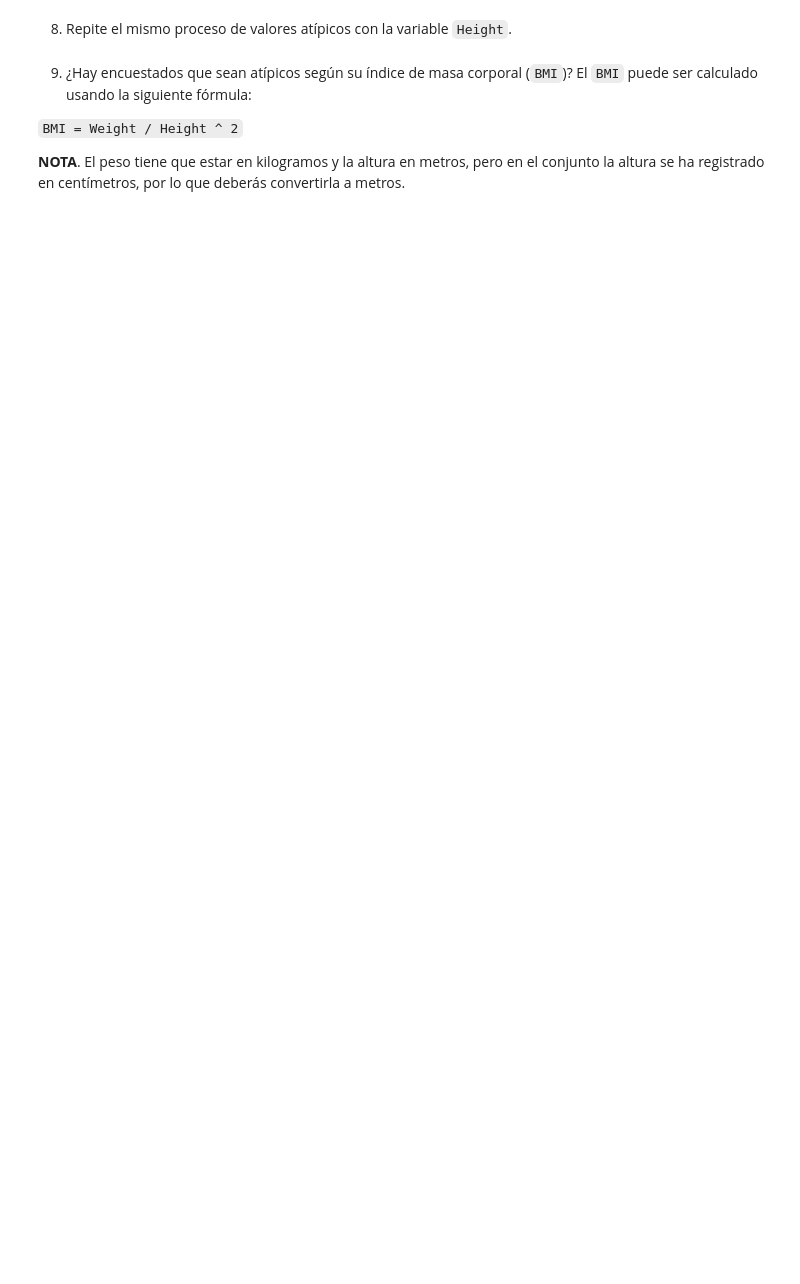
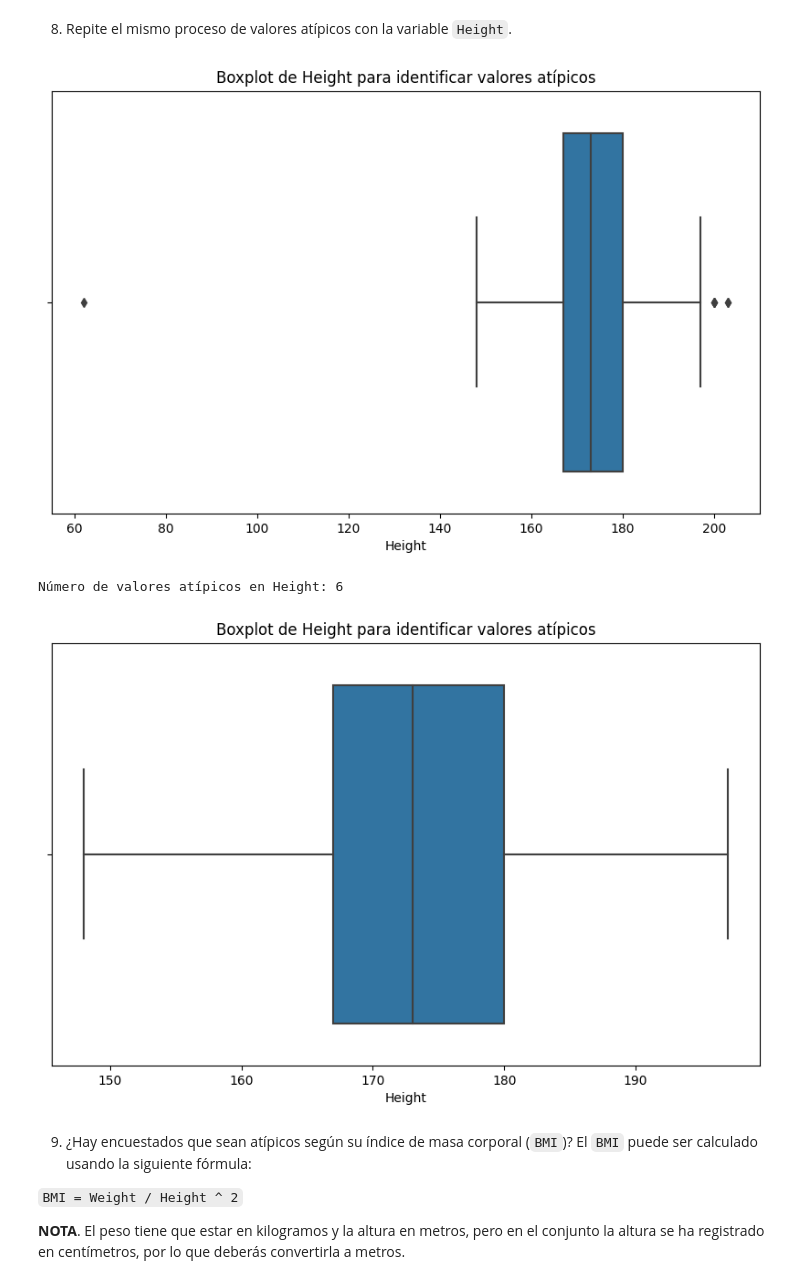
Before and after one commit to A01795331/estefania, a Jupyter notebook: Actividad5Preprocesamiento.ipynb, the cells around one changed output. Saved outputs shown, nothing was run; the diff lists cells and outputs as text; code cells hidden in the pictures; blank space fills up the shorter version.

```diff
--- a/Actividad5Preprocesamiento.ipynb
+++ b/Actividad5Preprocesamiento.ipynb
@@ -126,5 +245,32 @@ def Diagnose_MV_Categorical(df,str_att_name,BM_MV):
 # %% [markdown]
 8. Repite el mismo proceso de valores atípicos con la variable `Height`.
+# %%
+# Visualizar valores atípicos en Height con un boxplot
+plt.figure(figsize=(10, 6))
+sns.boxplot(x=response_df['Height'])
+plt.title('Boxplot de Height para identificar valores atípicos')
+plt.xlabel('Height')
+plt.show()
+# Identifica y almacena valores atípicos en un DataFrame
+Q1_height = response_df['Height'].quantile(0.25)
+Q3_height = response_df['Height'].quantile(0.75)
+IQR_height = Q3_height - Q1_height
+outliers_df_height = response_df[(response_df['Height'] < Q1_height - 1.5 * IQR_height) | (response_df['Height'] > Q3_height + 1.5 * IQR_height)]
+
+num_outliers_height = len(outliers_df_height)
+print(f"Número de valores atípicos en Height: {num_outliers_height}")
+# Elimina del original los valores atipicos
+response_df.drop(outliers_df_height.index, inplace=True)
+# Visualizar valores atípicos en Height con un boxplot
+plt.figure(figsize=(10, 6))
+sns.boxplot(x=response_df['Height'])
+plt.title('Boxplot de Height para identificar valores atípicos')
+plt.xlabel('Height')
+plt.show()
+# %% [output]
+[figure, added]
+Número de valores atípicos en Height: 6
+[figure, added]
 # %% [markdown]
 9. ¿Hay encuestados que sean atípicos según su índice de masa corporal (`BMI`)? El `BMI` puede ser calculado usando la siguiente fórmula:
 
```
Also changed, not shown: parts of 14 cells of this notebook.
